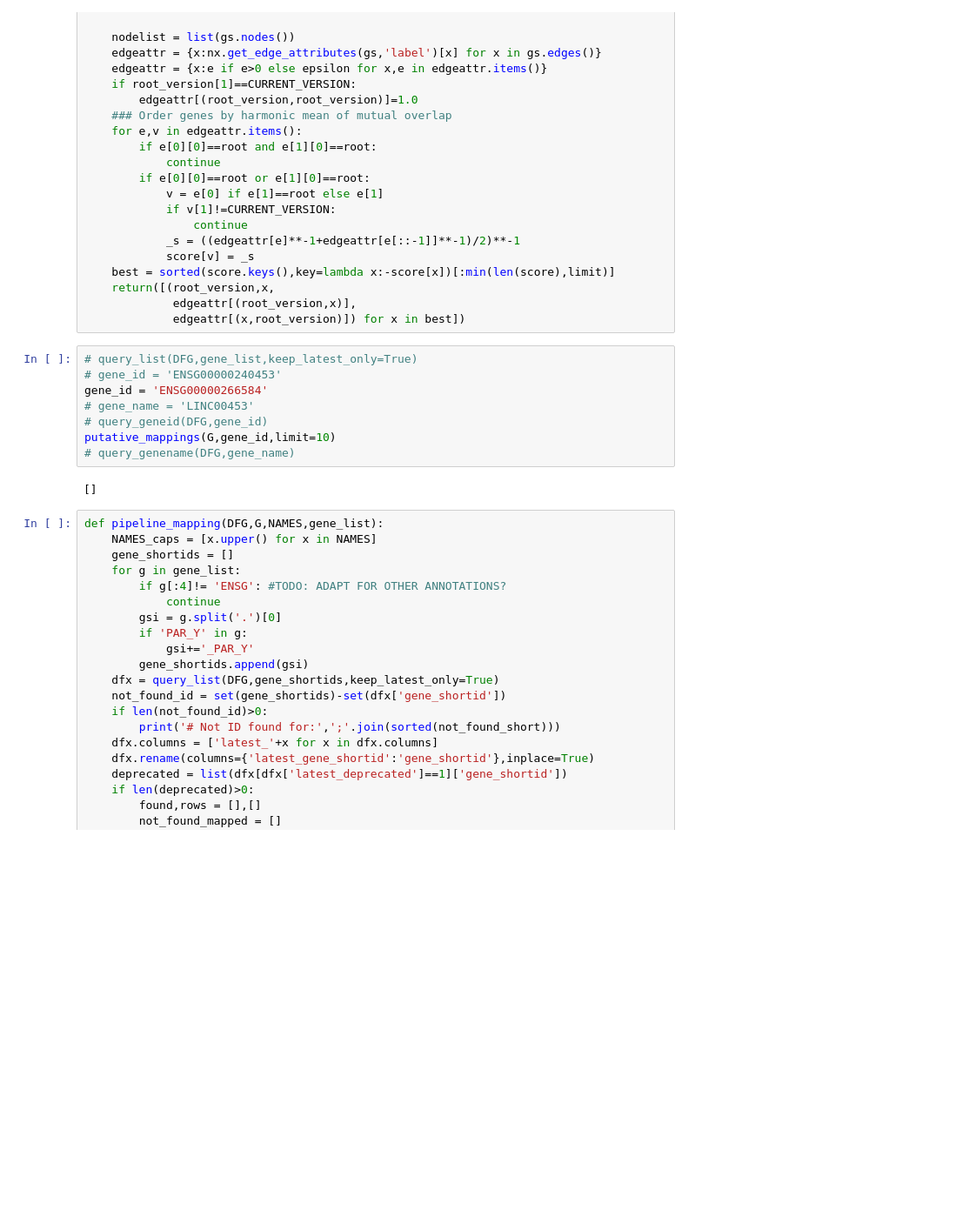
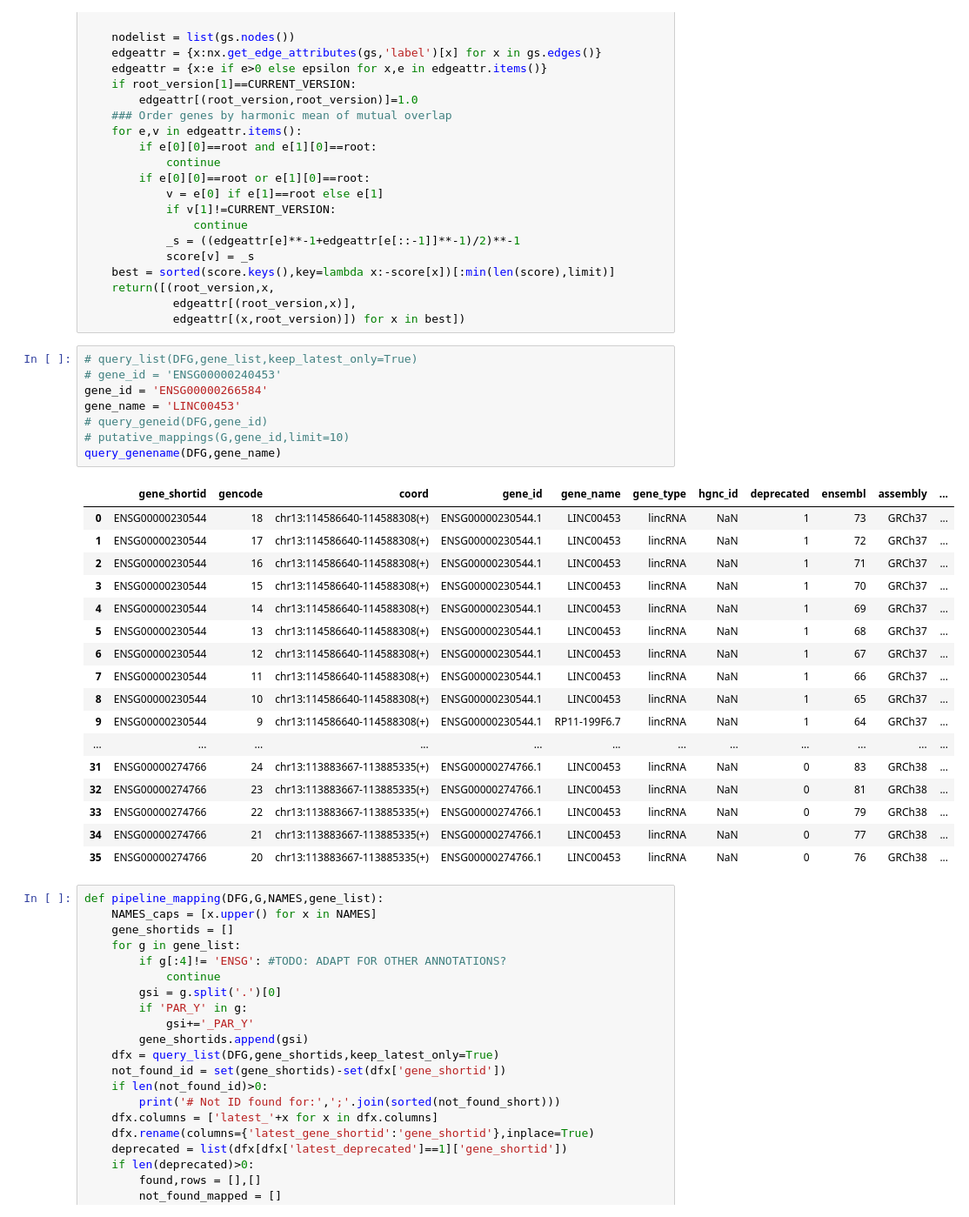
Before and after one commit to HugoGuillen/genehtracker, a Jupyter notebook: dev_v2.ipynb, the cells around one changed output. Shown at 87% size. Saved outputs shown, nothing was run; the diff lists cells and outputs as text; blank space fills up the shorter version.

```diff
--- a/dev_v2.ipynb
+++ b/dev_v2.ipynb
@@ -822,13 +823,29 @@ def putative_mappings(G,gene_id,limit=1):
 # %%
 # query_list(DFG,gene_list,keep_latest_only=True)
 # gene_id = 'ENSG00000240453'
 gene_id = 'ENSG00000266584'
-# gene_name = 'LINC00453'
+gene_name = 'LINC00453'
 # query_geneid(DFG,gene_id)
-putative_mappings(G,gene_id,limit=10)
-# query_genename(DFG,gene_name)
+# putative_mappings(G,gene_id,limit=10)
+query_genename(DFG,gene_name)
 # %% [output]
-[]
+|  | gene_shortid | gencode | coord | gene_id | gene_name | gene_type | hgnc_id | deprecated | ensembl | assembly | ... |
+| 0 | ENSG00000230544 | 18 | chr13:114586640-114588308(+) | ENSG00000230544.1 | LINC00453 | lincRNA | NaN | 1 | 73 | GRCh37 | ... |
+| 1 | ENSG00000230544 | 17 | chr13:114586640-114588308(+) | ENSG00000230544.1 | LINC00453 | lincRNA | NaN | 1 | 72 | GRCh37 | ... |
+| 2 | ENSG00000230544 | 16 | chr13:114586640-114588308(+) | ENSG00000230544.1 | LINC00453 | lincRNA | NaN | 1 | 71 | GRCh37 | ... |
+| 3 | ENSG00000230544 | 15 | chr13:114586640-114588308(+) | ENSG00000230544.1 | LINC00453 | lincRNA | NaN | 1 | 70 | GRCh37 | ... |
+| 4 | ENSG00000230544 | 14 | chr13:114586640-114588308(+) | ENSG00000230544.1 | LINC00453 | lincRNA | NaN | 1 | 69 | GRCh37 | ... |
+| 5 | ENSG00000230544 | 13 | chr13:114586640-114588308(+) | ENSG00000230544.1 | LINC00453 | lincRNA | NaN | 1 | 68 | GRCh37 | ... |
+| 6 | ENSG00000230544 | 12 | chr13:114586640-114588308(+) | ENSG00000230544.1 | LINC00453 | lincRNA | NaN | 1 | 67 | GRCh37 | ... |
+| 7 | ENSG00000230544 | 11 | chr13:114586640-114588308(+) | ENSG00000230544.1 | LINC00453 | lincRNA | NaN | 1 | 66 | GRCh37 | ... |
+| 8 | ENSG00000230544 | 10 | chr13:114586640-114588308(+) | ENSG00000230544.1 | LINC00453 | lincRNA | NaN | 1 | 65 | GRCh37 | ... |
+| 9 | ENSG00000230544 | 9 | chr13:114586640-114588308(+) | ENSG00000230544.1 | RP11-199F6.7 | lincRNA | NaN | 1 | 64 | GRCh37 | ... |
+| ... | ... | ... | ... | ... | ... | ... | ... | ... | ... | ... | ... |
+| 31 | ENSG00000274766 | 24 | chr13:113883667-113885335(+) | ENSG00000274766.1 | LINC00453 | lincRNA | NaN | 0 | 83 | GRCh38 | ... |
+| 32 | ENSG00000274766 | 23 | chr13:113883667-113885335(+) | ENSG00000274766.1 | LINC00453 | lincRNA | NaN | 0 | 81 | GRCh38 | ... |
+| 33 | ENSG00000274766 | 22 | chr13:113883667-113885335(+) | ENSG00000274766.1 | LINC00453 | lincRNA | NaN | 0 | 79 | GRCh38 | ... |
+| 34 | ENSG00000274766 | 21 | chr13:113883667-113885335(+) | ENSG00000274766.1 | LINC00453 | lincRNA | NaN | 0 | 77 | GRCh38 | ... |
+| 35 | ENSG00000274766 | 20 | chr13:113883667-113885335(+) | ENSG00000274766.1 | LINC00453 | lincRNA | NaN | 0 | 76 | GRCh38 | ... |
 # %%
 def pipeline_mapping(DFG,G,NAMES,gene_list):
     NAMES_caps = [x.upper() for x in NAMES]
```
Also changed, not shown: parts of 1 cell of this notebook, 3 other files.
